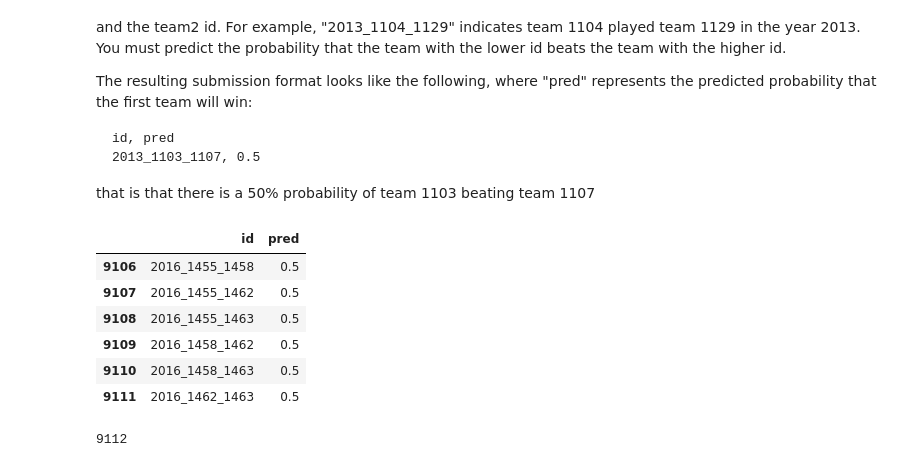
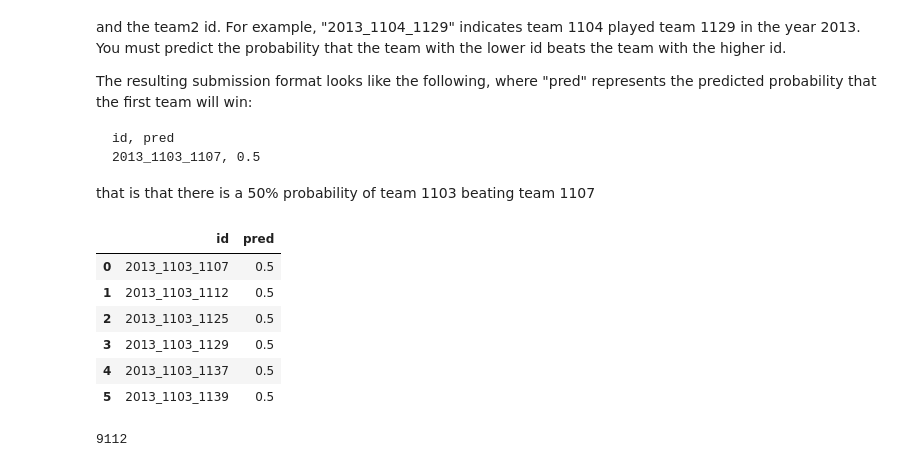
Before and after one commit to agbs2k8/Git_Tracked_Notebooks, a Jupyter notebook: 2017_March_Madness.ipynb, the cells around one changed output. Saved outputs shown, nothing was run; the diff lists cells and outputs as text; code cells hidden in the pictures.

```diff
--- a/2017_March_Madness.ipynb
+++ b/2017_March_Madness.ipynb
@@ -273,15 +286,15 @@ The resulting submission format looks like the following, where "pred" represent
 that is that there is a 50% probability of team 1103 beating team 1107
 # %%
 df_sample_sub = pd.read_csv(file_path + 'sample_submission.csv')
-df_sample_sub[-6:]
+df_sample_sub[:6]
 # %% [output]
 |  | id | pred |
-| 9106 | 2016_1455_1458 | 0.5 |
-| 9107 | 2016_1455_1462 | 0.5 |
-| 9108 | 2016_1455_1463 | 0.5 |
-| 9109 | 2016_1458_1462 | 0.5 |
-| 9110 | 2016_1458_1463 | 0.5 |
-| 9111 | 2016_1462_1463 | 0.5 |
+| 0 | 2013_1103_1107 | 0.5 |
+| 1 | 2013_1103_1112 | 0.5 |
+| 2 | 2013_1103_1125 | 0.5 |
+| 3 | 2013_1103_1129 | 0.5 |
+| 4 | 2013_1103_1137 | 0.5 |
+| 5 | 2013_1103_1139 | 0.5 |
 # %%
 len(df_sample_sub)
 # %% [output]
```
Also changed, not shown: parts of 9 cells of this notebook.
